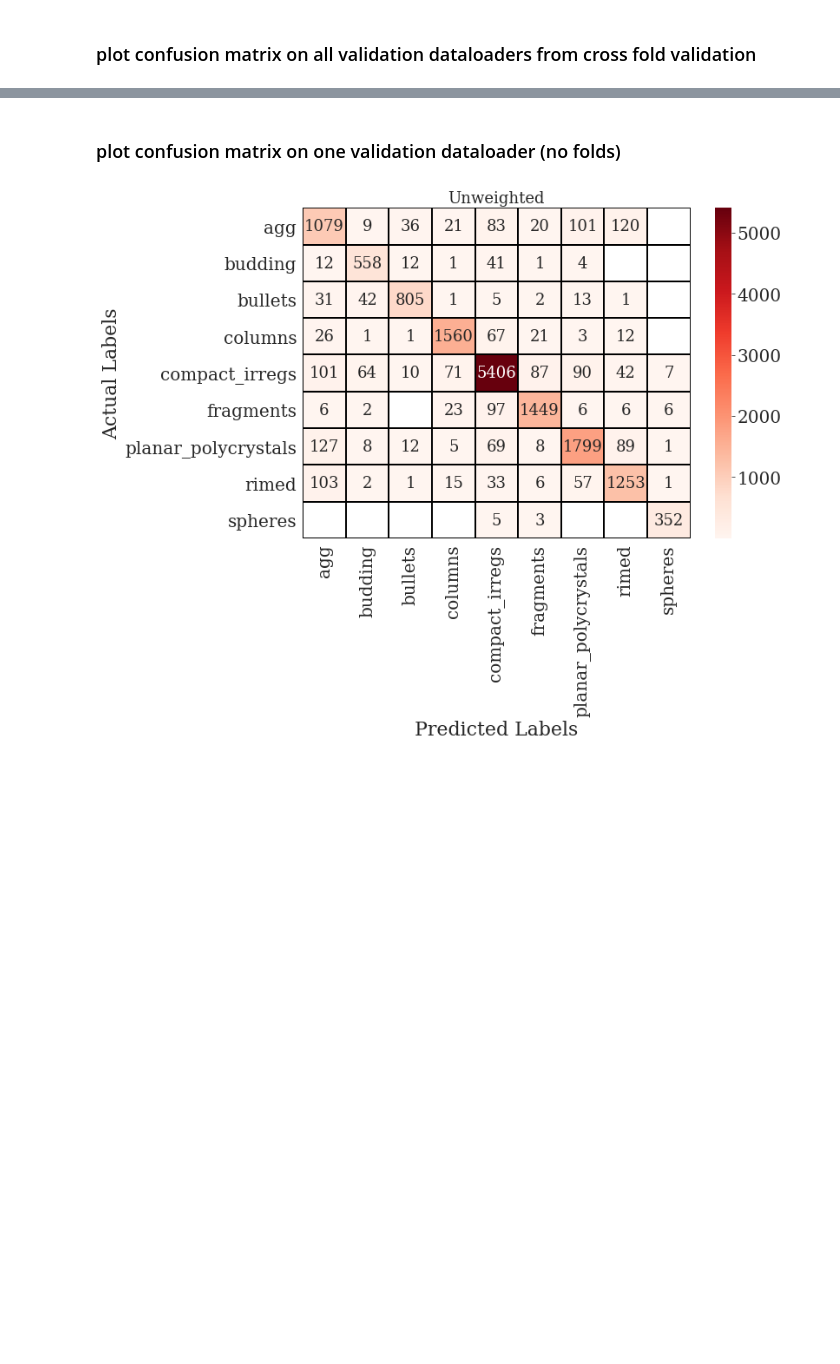
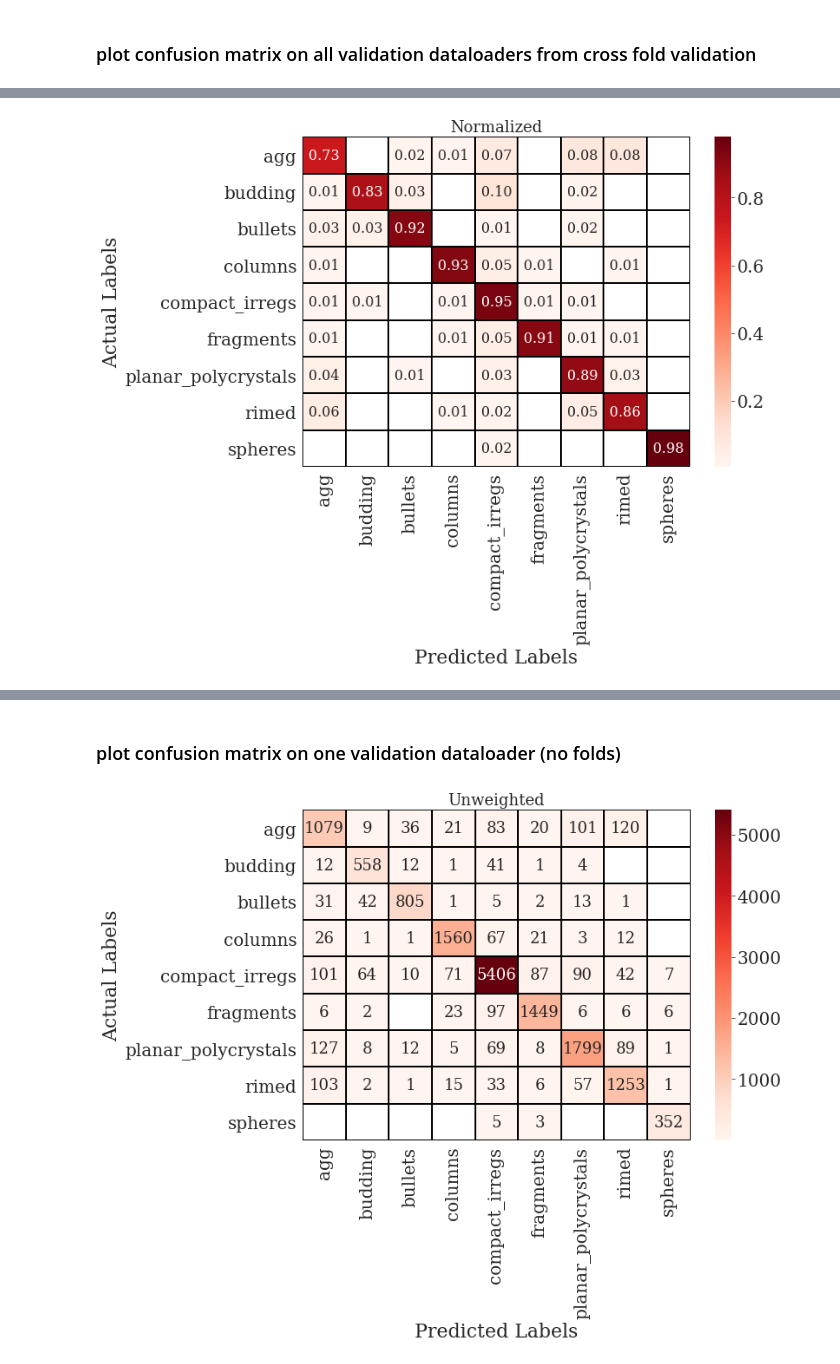
Before and after one commit to vprzybylo/cocpit, a Jupyter notebook: notebooks/make_plots.ipynb, the cells around one changed output, grey strips where cells are left out. Cells and saved outputs as stored; diff of their text form; code cells hidden in the pictures; blank space fills up the shorter version.

Commit message:
conf matrix norm=pred

```diff
--- a/notebooks/make_plots.ipynb
+++ b/notebooks/make_plots.ipynb
@@ -89,3 +85,11 @@ cocpit.plot_metrics.conf_matrix(
+# %%
+# plot/save normalized conf matrix
+save_name = "/data/data/plots/norm_conf_matrix_allfolds.pdf"
+cocpit.plot_metrics.conf_matrix(
+    all_preds, all_labels, norm=True, save_name=save_name, save_fig=True
+)
+# %% [output]
+[figure, added]
 # %%
 # plot/save normalized conf matrix
 save_name = "/data/data/plots/norm_conf_matrix_allfolds.pdf"
```
Also changed, not shown: parts of 5 cells of this notebook, 4 other files.
